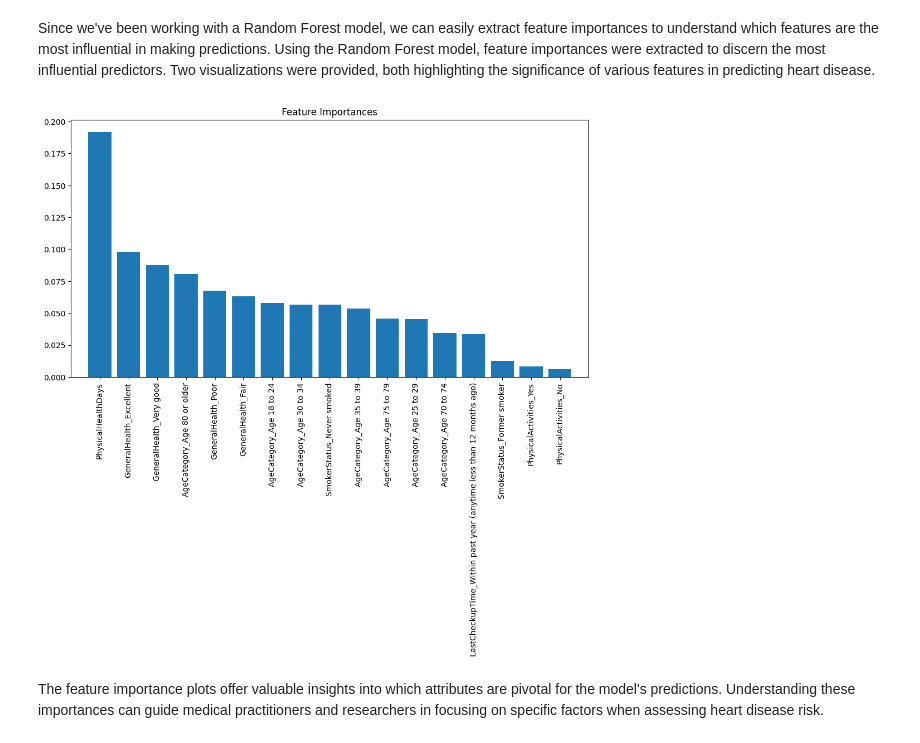
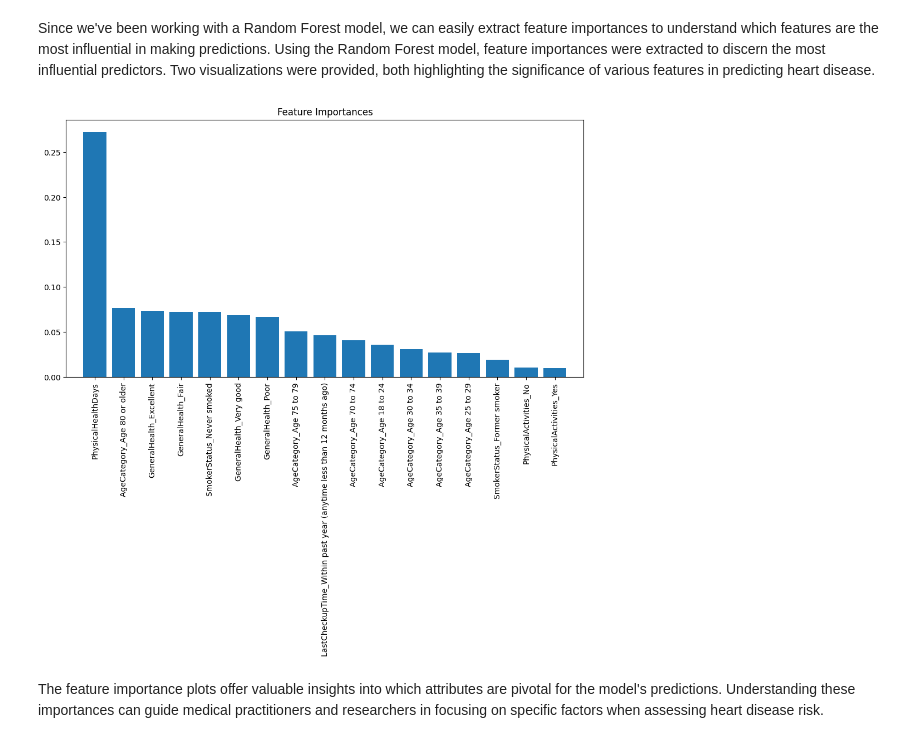
Before and after one commit to rajkumarshahu/AI-Colab, a Jupyter notebook: AI_Project.ipynb, the cells around one changed output. Cells and saved outputs as stored; diff of their text form; code cells hidden in the pictures.

```diff
--- a/AI_Project.ipynb
+++ b/AI_Project.ipynb
@@ -296,4 +321,5 @@ print(relevant_features)
 # %%
 X = data_encoded[relevant_features]
 y = data_encoded['HadHeartAttack']
-X_train, X_test, y_train, y_test = train_test_split(X, y, test_size=0.2, random_state=42)
+X_train_NS, X_test_NS, y_train, y_test = train_test_split(X, y, test_size=0.2, random_state=42)
+print(len(y_train))
@@ -300,28 +328,12 @@ X_train, X_test, y_train, y_test = train_test_split(X, y, test_size=0.2, random_
 # %% [markdown]
 #### Cross-validation with various models
 # %%
-# # Scaling the data
-# scaler = StandardScaler()
-# X_scaled = scaler.fit_transform(X)
-
-# models = {
-#     'Random Forest': RandomForestClassifier(),
-#     'Gradient Boosting': GradientBoostingClassifier(),
-#     'XGBoost': XGBClassifier(),
-#     'Logistic Regression': LogisticRegression(max_iter=10000),
-#     'Decision Tree': DecisionTreeClassifier(),
-#     'KNN': KNeighborsClassifier(),
-#     # 'SVM': SVC()
-# }
-
-# for model_name, model in models.items():
-#     scores = cross_val_score(model, X_scaled, y, cv=5, scoring='accuracy')
-#     print(f"{model_name} - Accuracy: {scores.mean():.4f} (+/- {scores.std():.4f})")
-
-
 # Scaling the data
 scaler = StandardScaler()
-X_scaled = scaler.fit_transform(X)
+X_train = scaler.fit_transform(X_train_NS)
+
+X_test = scaler.fit_transform(X_test_NS)
+
 
 models = {
     'Random Forest': RandomForestClassifier(),
@@ -335,6 +347,6 @@ models = {
 }
 
 for model_name, model in models.items():
-    scores = cross_val_score(model, X_scaled, y, cv=5, scoring='accuracy')
+    scores = cross_val_score(model, X_train, y_train, cv=5, scoring='accuracy')
     print(f"{model_name} - Accuracy: {scores.mean():.4f} (+/- {scores.std():.4f})")
 # %% [output]
@@ -492,15 +515,16 @@ Since we've been working with a Random Forest model, we can easily extract featu
 # %%
 importances = rf.feature_importances_
 indices = np.argsort(importances)[::-1]
 
 plt.figure(figsize=(12, 6))
 plt.title("Feature Importances")
-plt.bar(range(X_train.shape[1]), importances[indices], align="center")
-plt.xticks(range(X_train.shape[1]), X_train.columns[indices], rotation=90)
-plt.xlim([-1, X_train.shape[1]])
+plt.bar(range(X_train_NS.shape[1]), importances[indices], align="center")
+# plt.xticks(range(X_train.shape[1]), X_train.columns[indices], rotation=90)
+plt.xticks(range(X_train_NS.shape[1]), X_train_NS.columns[indices], rotation=90)
+plt.xlim([-1, X_train_NS.shape[1]])
 plt.show()
 # %% [output]
-[figure, old version]
+[figure, new version]
 # %% [markdown]
 The feature importance plots offer valuable insights into which attributes are pivotal for the model's predictions. Understanding these importances can guide medical practitioners and researchers in focusing on specific factors when assessing heart disease risk.
 # %% [markdown]
```
Also changed, not shown: parts of 48 cells of this notebook.
